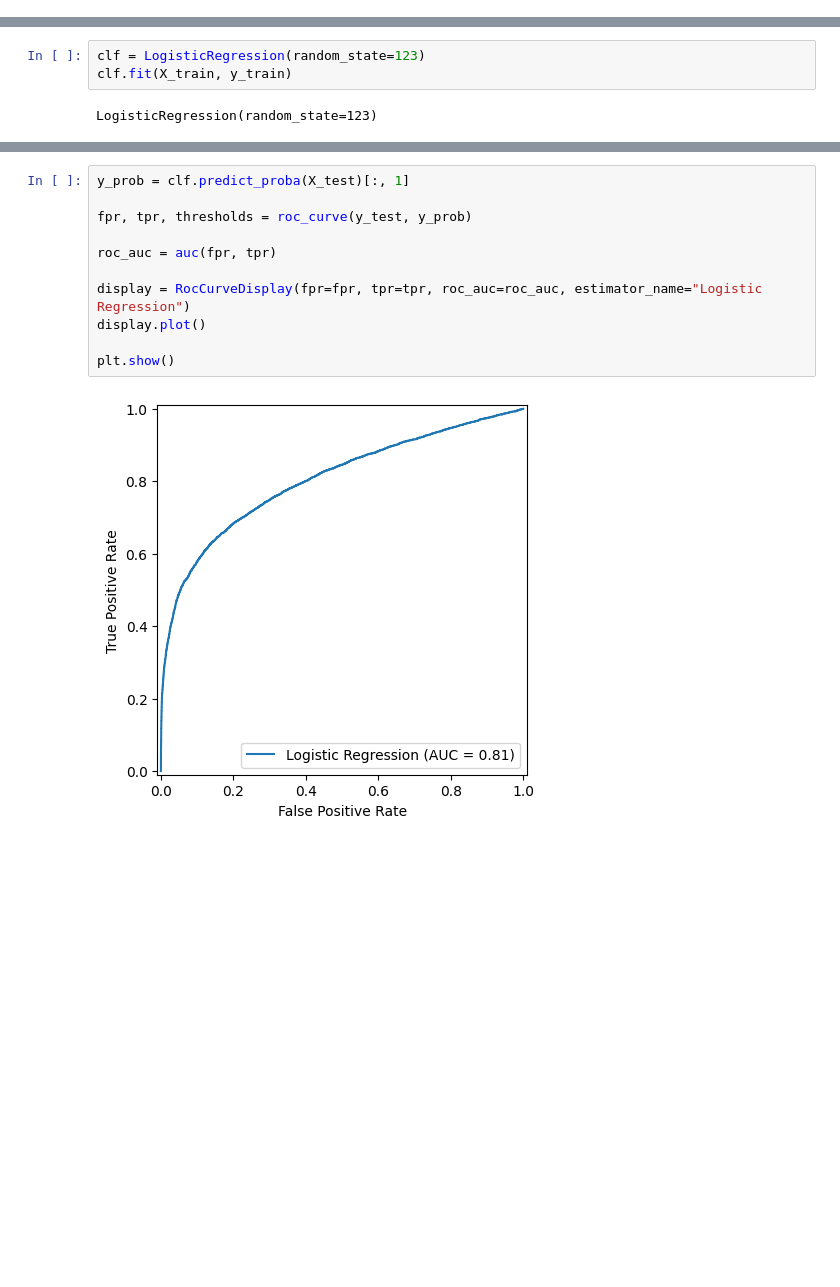
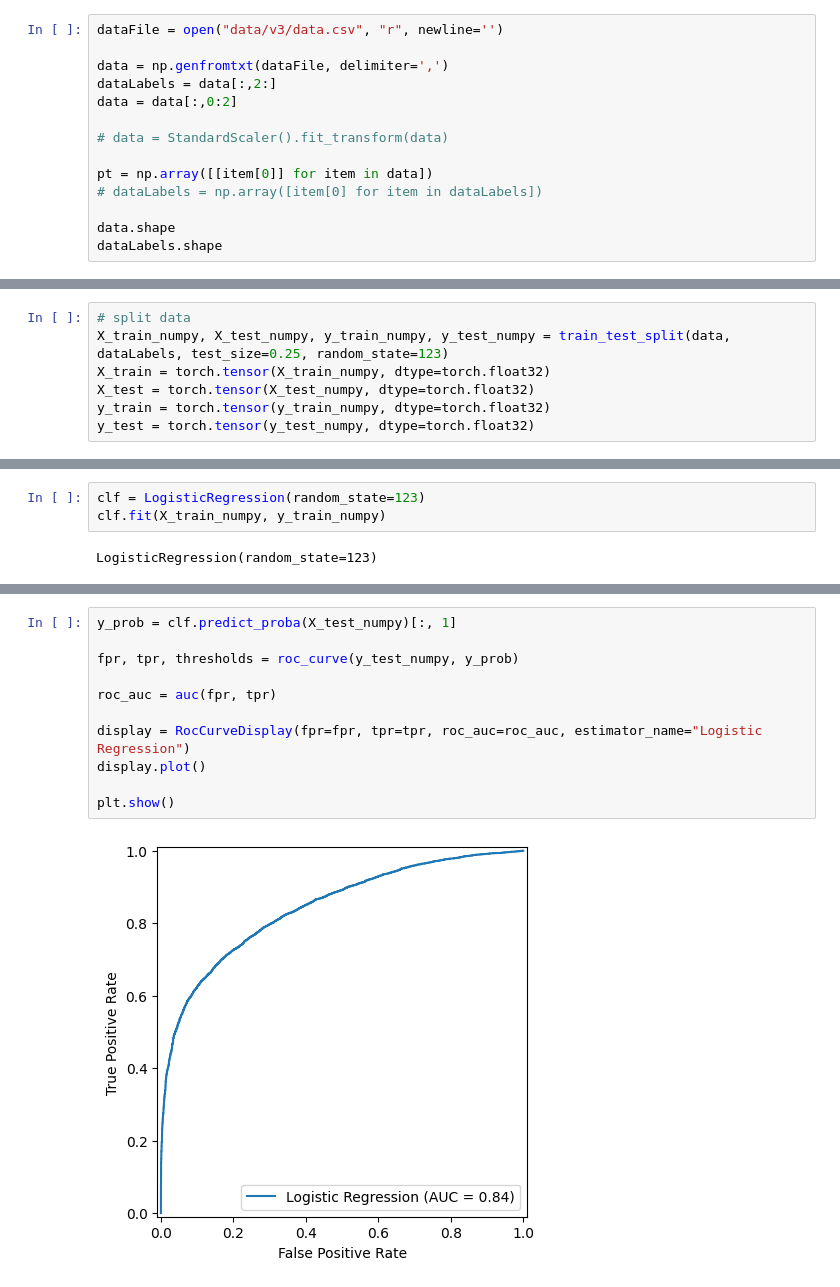
Before and after one commit to KrishWu/WhitesonAIModelDistinguisher, a Jupyter notebook: main.ipynb, the cells around one changed output, grey strips where cells are left out. Cells and saved outputs as stored; diff of their text form; blank space fills up the shorter version.

Commit message:
Improved the model accuracy and updated some of the network's settings with updated data.

```diff
--- a/main.ipynb
+++ b/main.ipynb
@@ -62,0 +49,14 @@ X_train, X_test, y_train, y_test = train_test_split(pt, pty, test_size=0.25, ran
+# %%
+dataFile = open("data/v3/data.csv", "r", newline='')
+
+data = np.genfromtxt(dataFile, delimiter=',')
+dataLabels = data[:,2:]
+data = data[:,0:2]
+
+# data = StandardScaler().fit_transform(data)
+
+pt = np.array([[item[0]] for item in data])
+# dataLabels = np.array([item[0] for item in dataLabels])
+
+data.shape
+dataLabels.shape
@@ -63 +65,8 @@ X_train, X_test, y_train, y_test = train_test_split(pt, pty, test_size=0.25, ran
+# %%
+# split data
+X_train_numpy, X_test_numpy, y_train_numpy, y_test_numpy = train_test_split(data, dataLabels, test_size=0.25, random_state=123)
+X_train = torch.tensor(X_train_numpy, dtype=torch.float32)
+X_test = torch.tensor(X_test_numpy, dtype=torch.float32)
+y_train = torch.tensor(y_train_numpy, dtype=torch.float32)
+y_test = torch.tensor(y_test_numpy, dtype=torch.float32)
 # %%
@@ -67,7 +78,7 @@ y = torch.tensor(pty, dtype=torch.float32).reshape(-1, 1)
 ### Logistic Regression
 # %%
 clf = LogisticRegression(random_state=123)
-clf.fit(X_train, y_train)
+clf.fit(X_train_numpy, y_train_numpy)
 # %% [output]
 LogisticRegression(random_state=123)
 # %%
@@ -85,14 +96,14 @@ array([[14855,   694],
 # %%
-y_prob = clf.predict_proba(X_test)[:, 1]
+y_prob = clf.predict_proba(X_test_numpy)[:, 1]
 
-fpr, tpr, thresholds = roc_curve(y_test, y_prob)
+fpr, tpr, thresholds = roc_curve(y_test_numpy, y_prob)
 
 roc_auc = auc(fpr, tpr)
 
 display = RocCurveDisplay(fpr=fpr, tpr=tpr, roc_auc=roc_auc, estimator_name="Logistic Regression")
 display.plot()
 
 plt.show()
 # %% [output]
-[figure, old version]
+[figure, new version]
 # %% [markdown]
```
Also changed, not shown: parts of 25 cells of this notebook, 6 other files.
